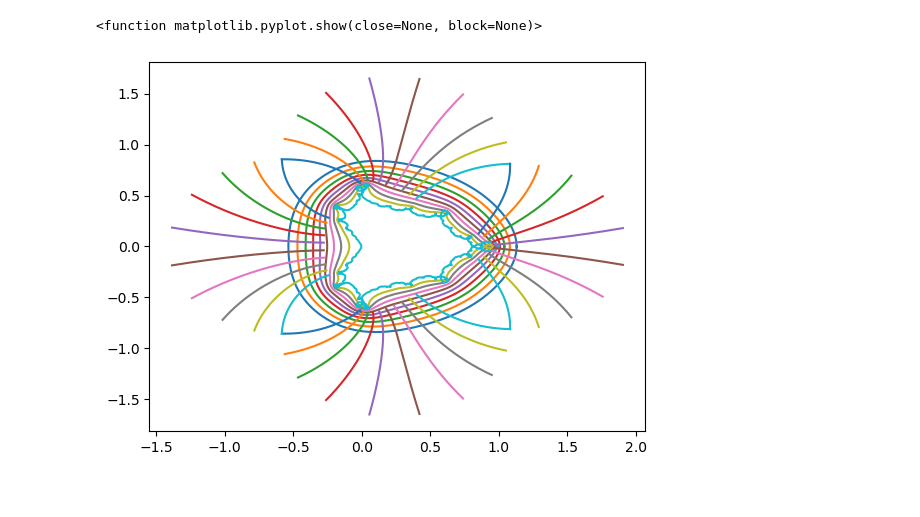
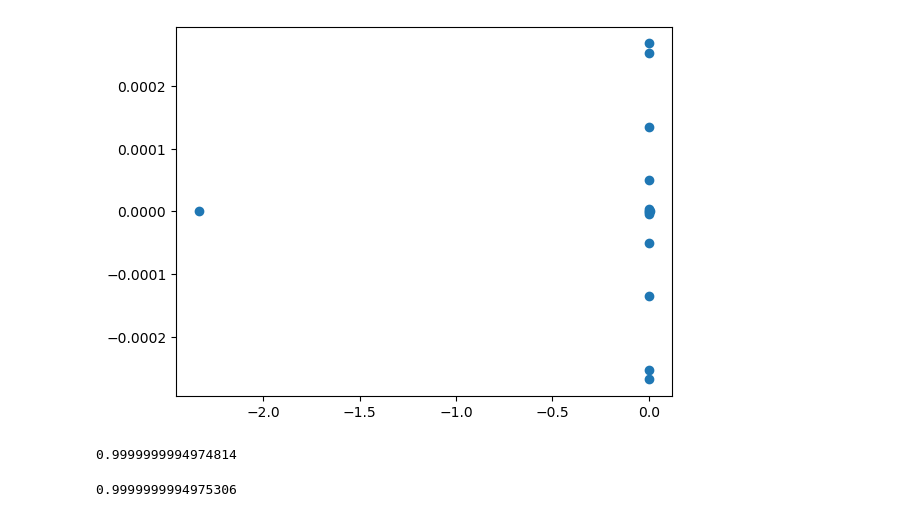
Before and after one commit to m4r1nm4th/Coding, a Jupyter notebook: ProjectEulerStochastik/my-notebook.ipynb, the cells around one changed output. Cells and saved outputs as stored; diff of their text form; code cells hidden in the pictures.

```diff
--- a/ProjectEulerStochastik/my-notebook.ipynb
+++ b/ProjectEulerStochastik/my-notebook.ipynb
@@ -6,0 +73,4 @@ fee = 2
+# %%
+import cplot
+f = np.vectorize(lambda s: dirichlet_series(s,probs))
+cplot.plot(f,(-1,2,100),(-5,5,100))
@@ -6,0 +402,15 @@ fee = 2
+# %%
+green = [np.float64(0.50072375),
+  np.float64(0.266557),
+  np.float64(0.009127),
+  np.float64(0.1302335),
+  np.float64(0.0091005),
+  np.float64(0.002307),
+  np.float64(0.00294475),
+  np.float64(0.06507775),
+  np.float64(0.00401975),
+  np.float64(0.002062),
+  np.float64(0.00275725),
+  np.float64(0.002348),
+  np.float64(0.001374),
+  np.float64(0.001366)]
@@ -6,0 +423,6 @@ fee = 2
+# %%
+poly_coeffs = [1] + [-g for g in green]
+roots = np.roots(poly_coeffs)
+roots
+comp = np.polynomial.polynomial.polycompanion( np.hstack([(-1)*np.array(green),[1]]))
+comp = comp.T
@@ -6,0 +514,13 @@ fee = 2
+# %%
+def stable_coeffs(i,j,roots):
+    l = len(roots)
+    if (i >= l or j >= l):
+        return -1
+    else:
+        res = roots[j]**(l - 2)
+        for k in range(l):
+            if k == j:
+                continue
+            else:
+                res *= roots[k] - roots[j]
+        return res
@@ -7 +554,10 @@ fee = 2
+# %%
+mod_roots = roots.copy()
+mod_roots[0] = 1
+mod_roots = [stable_coeffs(0,j,mod_roots) for j in range(len(mod_roots))]
+plt.scatter(np.real(mod_roots),np.imag(mod_roots))
+
+plt.show()
+# %% [output]
+[figure, added]
 # %%
@@ -19,18 +569,10 @@ def phi(z):
-# %%
-granularity = 10
-theta = np.linspace(0,2*np.pi,1000)
-r = np.linspace(0.6,1,granularity)
-ys = np.linspace(0.3j,0.8j,1000)
-levelsets = []
-levelsets += [phi(rho*np.exp(1j*theta)) for rho in r]
-levelsets += [phi(ys + x) for x in np.linspace(-0.3,0.3,granularity)]
-levelsets += [phi(-1*ys + x) for x in np.linspace(-0.3,0.3,granularity)]
-levelsets += [phi(np.linspace(0.3,0.8,1000) + y*1j) for y in np.linspace(-0.3,0.3,granularity)]
-levelsets += [phi(np.linspace(-0.3,-0.8,1000) + y*1j) for y in np.linspace(-0.3,0.3,granularity)]
-
-for points in levelsets:
-    plt.plot(np.real(points),np.imag(points))
-plt.show
-# %% [output]
-<function matplotlib.pyplot.show(close=None, block=None)>
-[figure, removed]
+# %%
+G(0.9999999994975306)
+# %% [output]
+0.9999999994974814
+# %%
+from scipy.optimize import brentq
+fee = 15
+brentq(lambda z: G(z) - z, 0.999999999,0.999999999999,rtol=1e-15)
+# %% [output]
+0.9999999994975306
```
Also changed, not shown: parts of 59 cells of this notebook, 15 other files.
